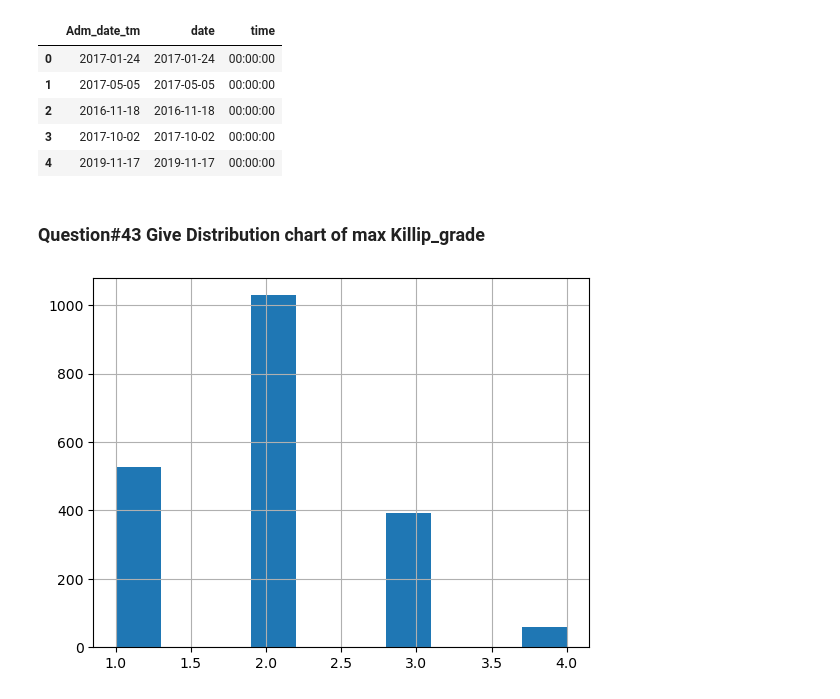
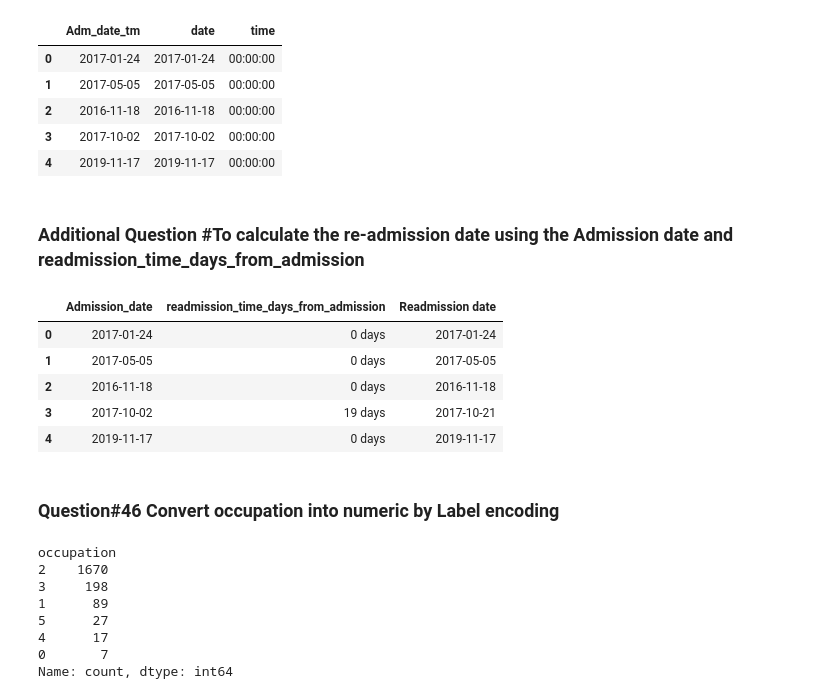
Before and after one commit to SivasankariDA112/03_Hacktivators_PythonHackathon_Apr24, a Jupyter notebook: Cardiac_Siva.ipynb, the cells around one changed output. Saved outputs shown, nothing was run; the diff lists cells and outputs as text; code cells hidden in the pictures.

```diff
--- a/Cardiac_Siva.ipynb
+++ b/Cardiac_Siva.ipynb
@@ -54,10 +136,50 @@ df_date.head()
 | 2 | 2016-11-18 | 2016-11-18 | 00:00:00 |
 | 3 | 2017-10-02 | 2017-10-02 | 00:00:00 |
 | 4 | 2019-11-17 | 2019-11-17 | 00:00:00 |
-# %% [markdown]
-### Question#43 Give Distribution chart of max Killip_grade
-# %%
-import seaborn as sns
-df1.Killip_grade.hist();
-# %% [output]
-[figure, removed]
+# %% [markdown]
+### Additional Question #To calculate the re-admission date using the Admission date and readmission_time_days_from_admission
+# %%
+import numpy as np
+# To calculate the re-admission date using the Admission date and readmission_time_days_from_admission
+
+#Extracting only the Admission date and readmission_time_days_from_admission from the Hospitalization_Discharge dataset
+df_re_dt=df0.loc[:,['Admission_date','readmission_time_days_from_admission']]
+
+#Converting readmission_time_days_from_admission to days
+df_re_dt.readmission_time_days_from_admission = pd.to_timedelta(np.where(df_re_dt.readmission_time_days_from_admission.isna(),0,df_re_dt.readmission_time_days_from_admission),'D')
+
+#Adding with days to the Admission date
+df_re_dt['Readmission date'] = df_re_dt.Admission_date + pd.to_timedelta(df_re_dt.readmission_time_days_from_admission, 'D')
+
+df_re_dt.head()
+# %% [output]
+|  | Admission_date | readmission_time_days_from_admission | Readmission date |
+| 0 | 2017-01-24 | 0 days | 2017-01-24 |
+| 1 | 2017-05-05 | 0 days | 2017-05-05 |
+| 2 | 2016-11-18 | 0 days | 2016-11-18 |
+| 3 | 2017-10-02 | 19 days | 2017-10-21 |
+| 4 | 2019-11-17 | 0 days | 2019-11-17 |
+# %% [markdown]
+### Question#46 Convert occupation into numeric by Label encoding
+# %%
+#importing LabelEncoder class from scikit-learn
+from sklearn.preprocessing import LabelEncoder
+
+#Create an instance of LabelEncoder() and store it in labelencoder variable/object le
+lbl_enc = LabelEncoder()
+
+#Apply fit for the occupation column
+df5.occupation=lbl_enc.fit_transform(df5.occupation)
+
+
+distinct_occu = df5.occupation.value_counts(dropna=False)
+distinct_occu
+# %% [output]
+occupation
+2    1670
+3     198
+1      89
+5      27
+4      17
+0       7
+Name: count, dtype: int64
```
Also changed, not shown: parts of 11 cells of this notebook.
